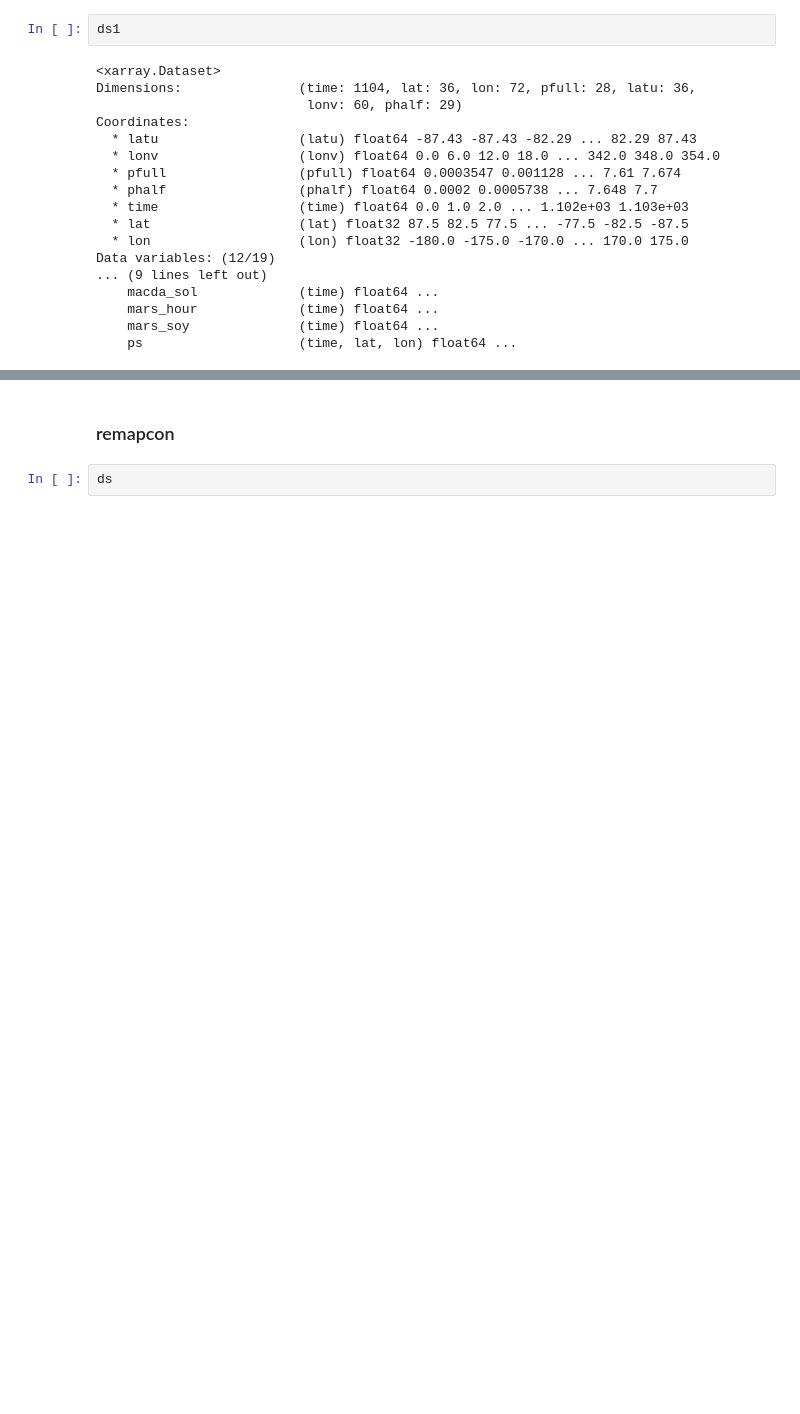
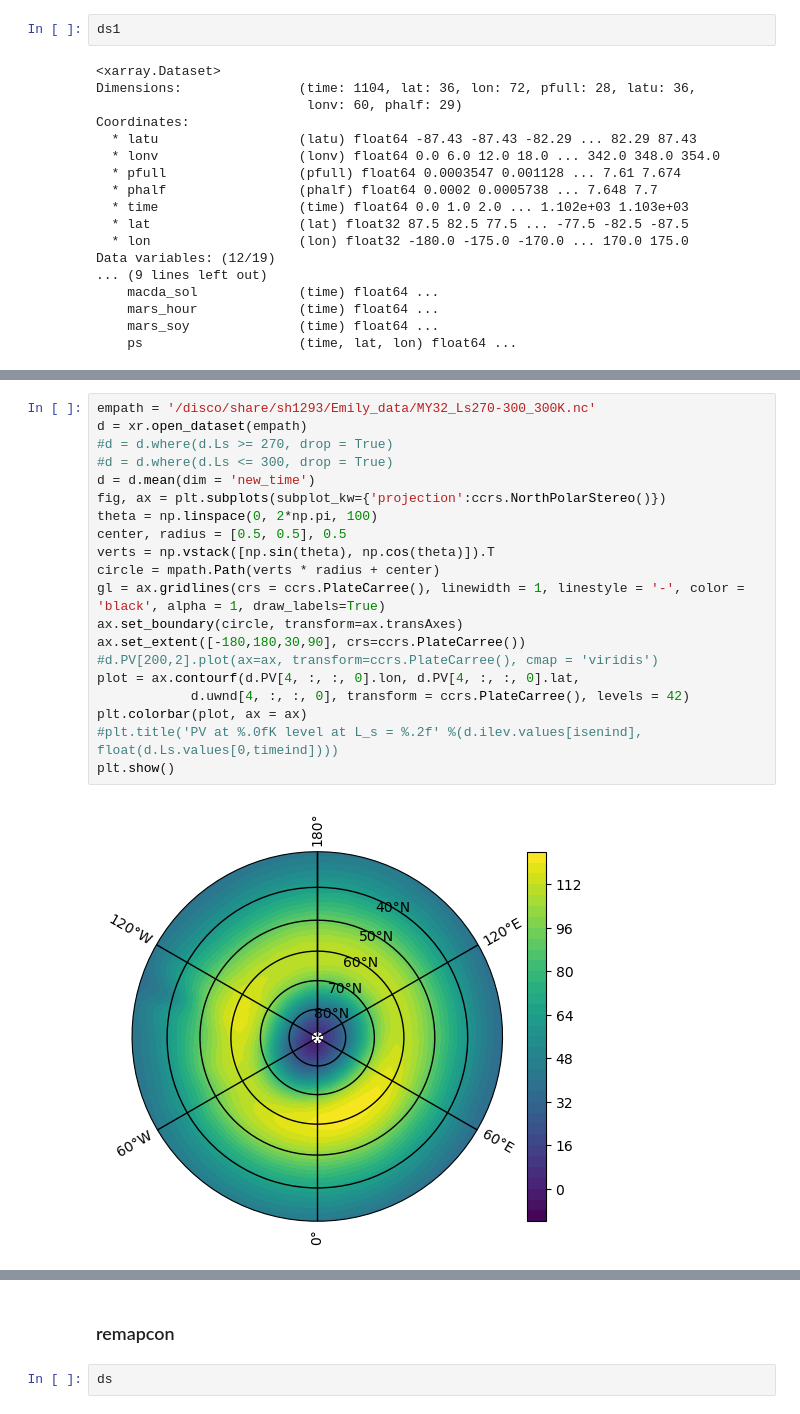
Before and after one commit to 12shughes/Reanalysis, a Jupyter notebook: Emars_analysis.ipynb, the cells around one changed output, grey strips where cells are left out. Saved outputs shown, nothing was run; the diff lists cells and outputs as text; blank space fills up the shorter version.

```diff
--- a/Emars_analysis.ipynb
+++ b/Emars_analysis.ipynb
@@ -176,0 +272,22 @@ for file in files:
+# %%
+empath = '/disco/share/sh1293/Emily_data/MY32_Ls270-300_300K.nc'
+d = xr.open_dataset(empath)
+#d = d.where(d.Ls >= 270, drop = True)
+#d = d.where(d.Ls <= 300, drop = True)
+d = d.mean(dim = 'new_time')
+fig, ax = plt.subplots(subplot_kw={'projection':ccrs.NorthPolarStereo()})
+theta = np.linspace(0, 2*np.pi, 100)
+center, radius = [0.5, 0.5], 0.5
+verts = np.vstack([np.sin(theta), np.cos(theta)]).T
+circle = mpath.Path(verts * radius + center)
+gl = ax.gridlines(crs = ccrs.PlateCarree(), linewidth = 1, linestyle = '-', color = 'black', alpha = 1, draw_labels=True)
+ax.set_boundary(circle, transform=ax.transAxes)
+ax.set_extent([-180,180,30,90], crs=ccrs.PlateCarree())
+#d.PV[200,2].plot(ax=ax, transform=ccrs.PlateCarree(), cmap = 'viridis')
+plot = ax.contourf(d.PV[4, :, :, 0].lon, d.PV[4, :, :, 0].lat,
+            d.uwnd[4, :, :, 0], transform = ccrs.PlateCarree(), levels = 42)
+plt.colorbar(plot, ax = ax)
+#plt.title('PV at %.0fK level at L_s = %.2f' %(d.ilev.values[isenind], float(d.Ls.values[0,timeind])))
+plt.show()
+# %% [output]
+[figure, added]
```
Also changed, not shown: parts of 9 cells of this notebook, 5 other files.
